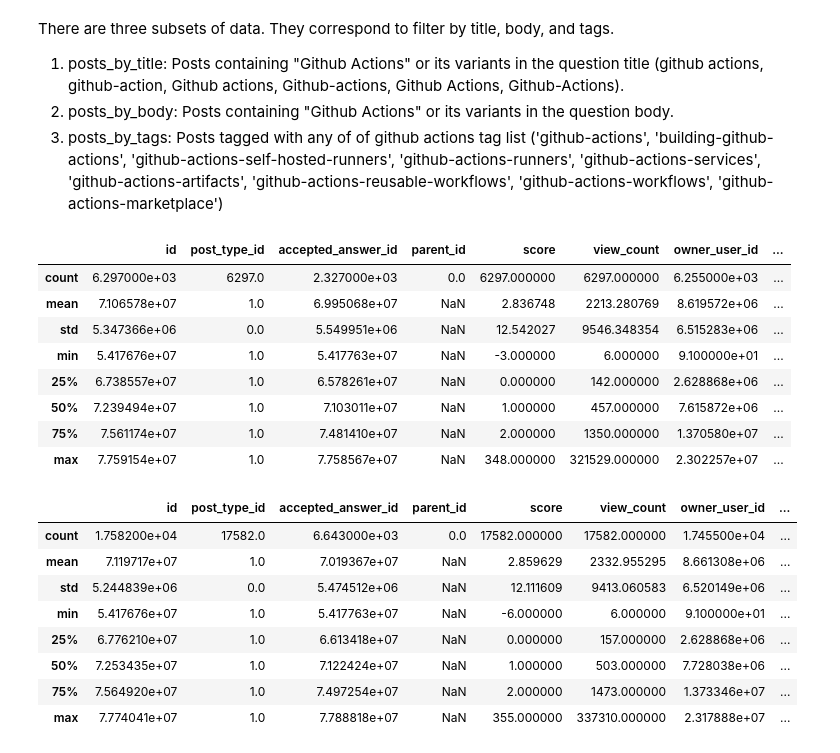
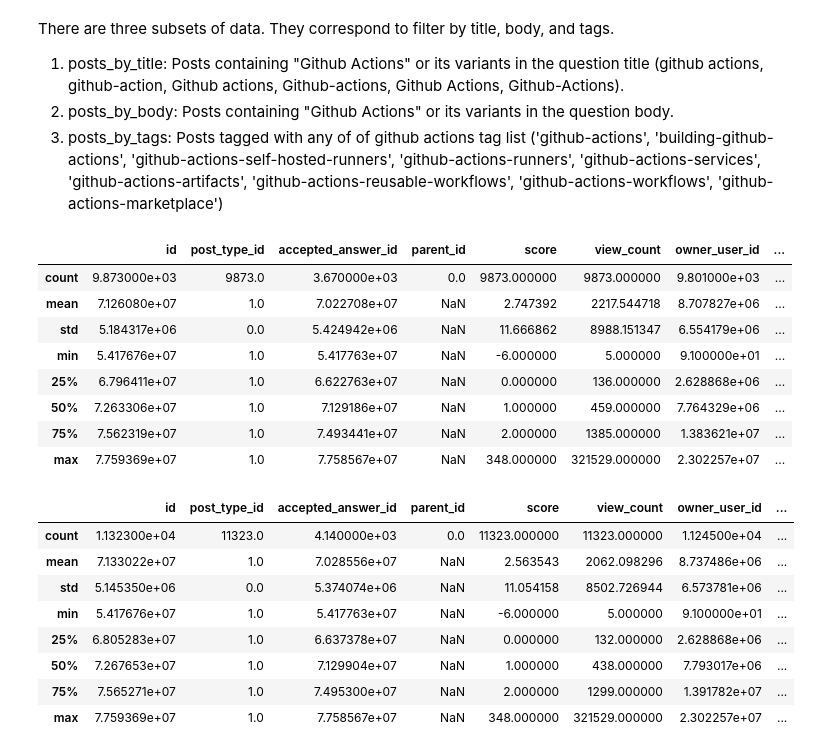
Before and after one commit to sandro-hernandez/GA_Developer_Needs_replication_package, a Jupyter notebook: Taxonomy/taxonomy.ipynb, the cells around one changed output. Drawn from its saved outputs; the diff is of its cells as text; code cells hidden in the pictures.

```diff
--- a/Taxonomy/taxonomy.ipynb
+++ b/Taxonomy/taxonomy.ipynb
@@ -12,44 +13,45 @@ import pandas as pd
 # %%
 posts_by_title = pd.read_json('data/posts_by_title.json')
 posts_by_body = pd.read_json('data/posts_by_body.json')
-posts_by_tags = pd.read_csv('data/posts_by_tags.csv')
+posts_by_tags = pd.read_json('data/posts_by_tags.json')
 posts_by_title.rename(columns={"CONCAT('https://stackoverflow.com/q/', p.Id)": 'link'}, inplace=True)
 posts_by_body.rename(columns={"CONCAT('https://stackoverflow.com/q/', p.Id)": 'link'}, inplace=True)
+posts_by_tags.rename(columns={"CONCAT('https://stackoverflow.com/q/', p.Id)": 'link'}, inplace=True)
 # %%
 posts_by_body = posts_by_body[posts_by_body['post_type_id']==1] # Keeping only post bodies that correspond to question bodies
-posts_by_tags.drop(columns=['DeletionDate', 'OwnerDisplayName', 'LastEditorDisplayName', 'FavoriteCount', 'ClosedDate', 'CommunityOwnedDate'], inplace=True);
+# posts_by_tags.drop(columns=['DeletionDate', 'OwnerDisplayName', 'LastEditorDisplayName', 'FavoriteCount', 'ClosedDate', 'CommunityOwnedDate'], inplace=True);
 # %%
-posts_by_tags.rename(columns={'Id':'id', 'PostTypeId':'post_type_id', 'AcceptedAnswerId': 'accepted_answer_id', 'ParentId': 'parent_id', 'CreationDate':'creation_date',
-                                'Score':'score', 'ViewCount':'view_count', 'Body':'post_body', 'OwnerUserId':'owner_user_id', 'LastEditorUserId':'last_editor_user_id',
-                                'LastEditDate':'last_edit_date', 'LastActivityDate':'last_activity_date', 'Title':'post_title', 'Tags':'tags', 'AnswerCount':'answer_count',
-                                'CommentCount':'comment_count', 'ContentLicense':'content_license', 'Unnamed: 23':'link'}, inplace=True)
+# posts_by_tags.rename(columns={'Id':'id', 'PostTypeId':'post_type_id', 'AcceptedAnswerId': 'accepted_answer_id', 'ParentId': 'parent_id', 'CreationDate':'creation_date',
+#                                 'Score':'score', 'ViewCount':'view_count', 'Body':'post_body', 'OwnerUserId':'owner_user_id', 'LastEditorUserId':'last_editor_user_id',
+#                                 'LastEditDate':'last_edit_date', 'LastActivityDate':'last_activity_date', 'Title':'post_title', 'Tags':'tags', 'AnswerCount':'answer_count',
+#                                 'CommentCount':'comment_count', 'ContentLicense':'content_license', 'Unnamed: 23':'link'}, inplace=True)
 # %%
-#posts_by_tags.describe()
+posts_by_tags.describe()
 #posts_by_title.describe()
-posts_by_body.describe()
+# posts_by_body.describe()
 # %% [output]
 |  | id | post_type_id | accepted_answer_id | parent_id | score | view_count | owner_user_id | ... |
-| count | 6.297000e+03 | 6297.0 | 2.327000e+03 | 0.0 | 6297.000000 | 6297.000000 | 6.255000e+03 | ... |
-| mean | 7.106578e+07 | 1.0 | 6.995068e+07 | NaN | 2.836748 | 2213.280769 | 8.619572e+06 | ... |
-| std | 5.347366e+06 | 0.0 | 5.549951e+06 | NaN | 12.542027 | 9546.348354 | 6.515283e+06 | ... |
-| min | 5.417676e+07 | 1.0 | 5.417763e+07 | NaN | -3.000000 | 6.000000 | 9.100000e+01 | ... |
-| 25% | 6.738557e+07 | 1.0 | 6.578261e+07 | NaN | 0.000000 | 142.000000 | 2.628868e+06 | ... |
-| 50% | 7.239494e+07 | 1.0 | 7.103011e+07 | NaN | 1.000000 | 457.000000 | 7.615872e+06 | ... |
-| 75% | 7.561174e+07 | 1.0 | 7.481410e+07 | NaN | 2.000000 | 1350.000000 | 1.370580e+07 | ... |
-| max | 7.759154e+07 | 1.0 | 7.758567e+07 | NaN | 348.000000 | 321529.000000 | 2.302257e+07 | ... |
+| count | 9.873000e+03 | 9873.0 | 3.670000e+03 | 0.0 | 9873.000000 | 9873.000000 | 9.801000e+03 | ... |
+| mean | 7.126080e+07 | 1.0 | 7.022708e+07 | NaN | 2.747392 | 2217.544718 | 8.707827e+06 | ... |
+| std | 5.184317e+06 | 0.0 | 5.424942e+06 | NaN | 11.666862 | 8988.151347 | 6.554179e+06 | ... |
+| min | 5.417676e+07 | 1.0 | 5.417763e+07 | NaN | -6.000000 | 5.000000 | 9.100000e+01 | ... |
+| 25% | 6.796411e+07 | 1.0 | 6.622763e+07 | NaN | 0.000000 | 136.000000 | 2.628868e+06 | ... |
+| 50% | 7.263306e+07 | 1.0 | 7.129186e+07 | NaN | 1.000000 | 459.000000 | 7.764329e+06 | ... |
+| 75% | 7.562319e+07 | 1.0 | 7.493441e+07 | NaN | 2.000000 | 1385.000000 | 1.383621e+07 | ... |
+| max | 7.759369e+07 | 1.0 | 7.758567e+07 | NaN | 348.000000 | 321529.000000 | 2.302257e+07 | ... |
 # %%
 df_union = pd.concat([posts_by_tags, posts_by_title, posts_by_body]).drop_duplicates().reset_index(drop=True)
 df_union.describe()
 # %% [output]
 |  | id | post_type_id | accepted_answer_id | parent_id | score | view_count | owner_user_id | ... |
-| count | 1.758200e+04 | 17582.0 | 6.643000e+03 | 0.0 | 17582.000000 | 17582.000000 | 1.745500e+04 | ... |
-| mean | 7.119717e+07 | 1.0 | 7.019367e+07 | NaN | 2.859629 | 2332.955295 | 8.661308e+06 | ... |
-| std | 5.244839e+06 | 0.0 | 5.474512e+06 | NaN | 12.111609 | 9413.060583 | 6.520149e+06 | ... |
-| min | 5.417676e+07 | 1.0 | 5.417763e+07 | NaN | -6.000000 | 6.000000 | 9.100000e+01 | ... |
-| 25% | 6.776210e+07 | 1.0 | 6.613418e+07 | NaN | 0.000000 | 157.000000 | 2.628868e+06 | ... |
-| 50% | 7.253435e+07 | 1.0 | 7.122424e+07 | NaN | 1.000000 | 503.000000 | 7.728038e+06 | ... |
-| 75% | 7.564920e+07 | 1.0 | 7.497254e+07 | NaN | 2.000000 | 1473.000000 | 1.373346e+07 | ... |
-| max | 7.774041e+07 | 1.0 | 7.788818e+07 | NaN | 355.000000 | 337310.000000 | 2.317888e+07 | ... |
+| count | 1.132300e+04 | 11323.0 | 4.140000e+03 | 0.0 | 11323.000000 | 11323.000000 | 1.124500e+04 | ... |
+| mean | 7.133022e+07 | 1.0 | 7.028556e+07 | NaN | 2.563543 | 2062.098296 | 8.737486e+06 | ... |
+| std | 5.145350e+06 | 0.0 | 5.374074e+06 | NaN | 11.054158 | 8502.726944 | 6.573781e+06 | ... |
+| min | 5.417676e+07 | 1.0 | 5.417763e+07 | NaN | -6.000000 | 5.000000 | 9.100000e+01 | ... |
+| 25% | 6.805283e+07 | 1.0 | 6.637378e+07 | NaN | 0.000000 | 132.000000 | 2.628868e+06 | ... |
+| 50% | 7.267653e+07 | 1.0 | 7.129904e+07 | NaN | 1.000000 | 438.000000 | 7.793017e+06 | ... |
+| 75% | 7.565271e+07 | 1.0 | 7.495300e+07 | NaN | 2.000000 | 1299.000000 | 1.391782e+07 | ... |
+| max | 7.759369e+07 | 1.0 | 7.758567e+07 | NaN | 348.000000 | 321529.000000 | 2.302257e+07 | ... |
 # %%
 df_merged_1 = pd.merge(posts_by_tags, posts_by_title, how='inner', on='id')
 df_intersection = pd.merge(df_merged_1, posts_by_body, how='inner', on='id')
```
Also changed, not shown: parts of 9 cells of this notebook, 4 other files.
